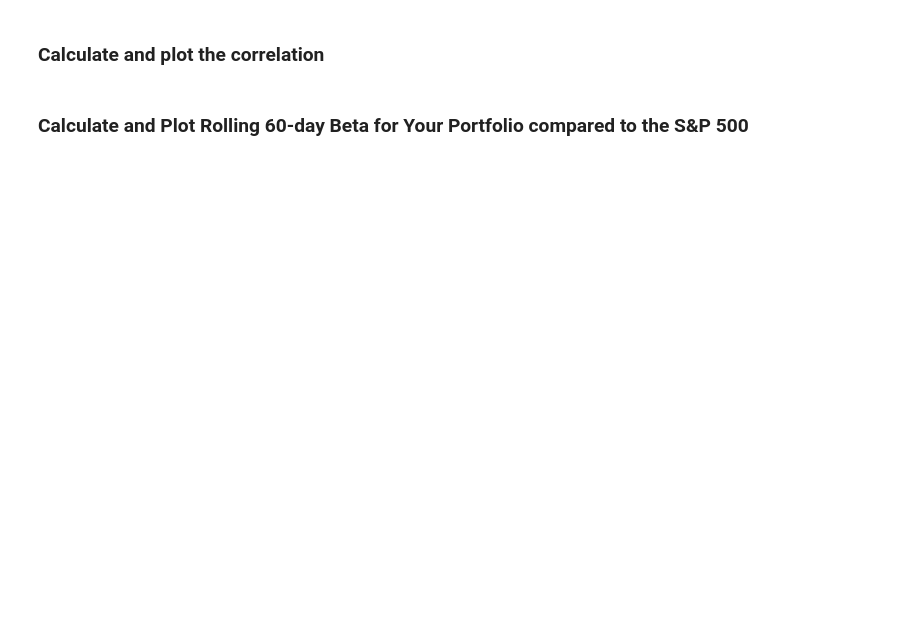
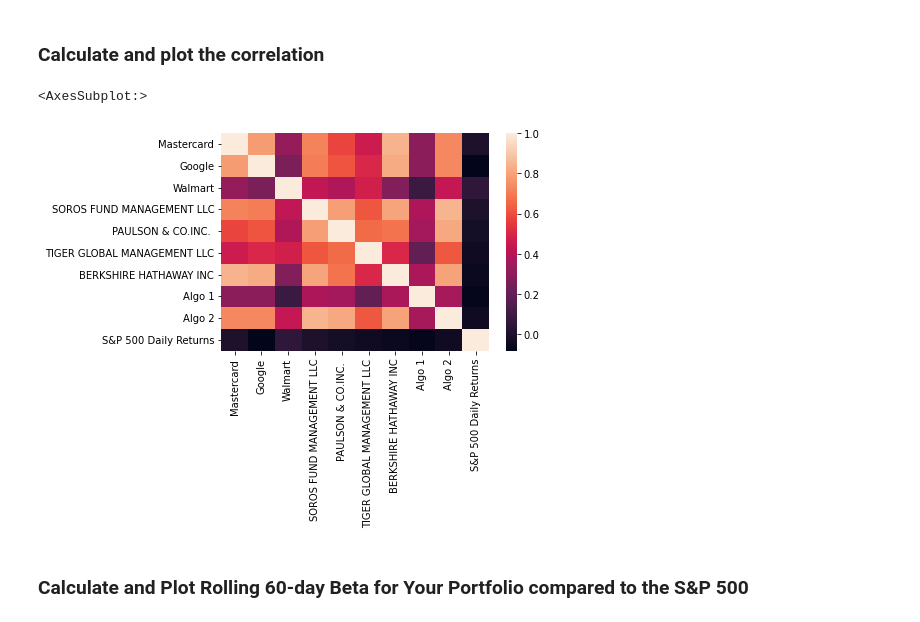
Before and after one commit to lfraccaro1/unit_4_pandas_homework, a Jupyter notebook: whale_analysis.ipynb, the cells around one changed output. Cells and saved outputs as stored; diff of their text form; code cells hidden in the pictures; blank space fills up the shorter version.

```diff
--- a/whale_analysis.ipynb
+++ b/whale_analysis.ipynb
@@ -562,5 +548,10 @@ dtype: float64
 ### Calculate and plot the correlation
 # %%
 # Calculate and plot the correlation
+combined_correlation = combined_portfolio_returns.corr()
+sns.heatmap(combined_correlation)
+# %% [output]
+<AxesSubplot:>
+[figure, added]
 # %% [markdown]
 ### Calculate and Plot Rolling 60-day Beta for Your Portfolio compared to the S&P 500
```
Also changed, not shown: parts of 8 cells of this notebook.
